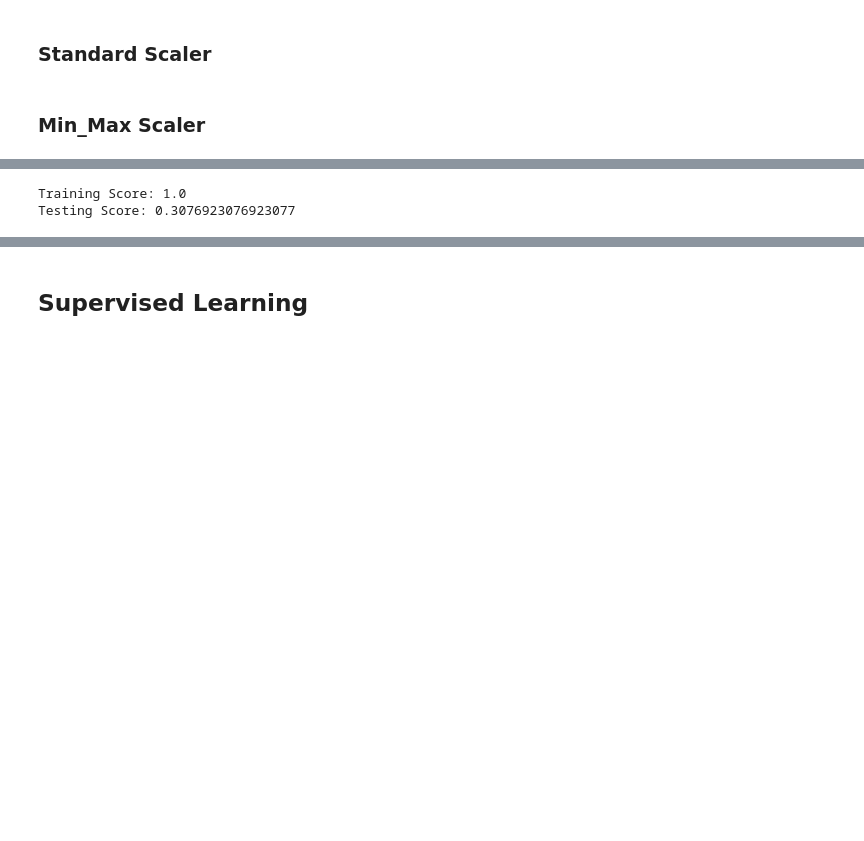
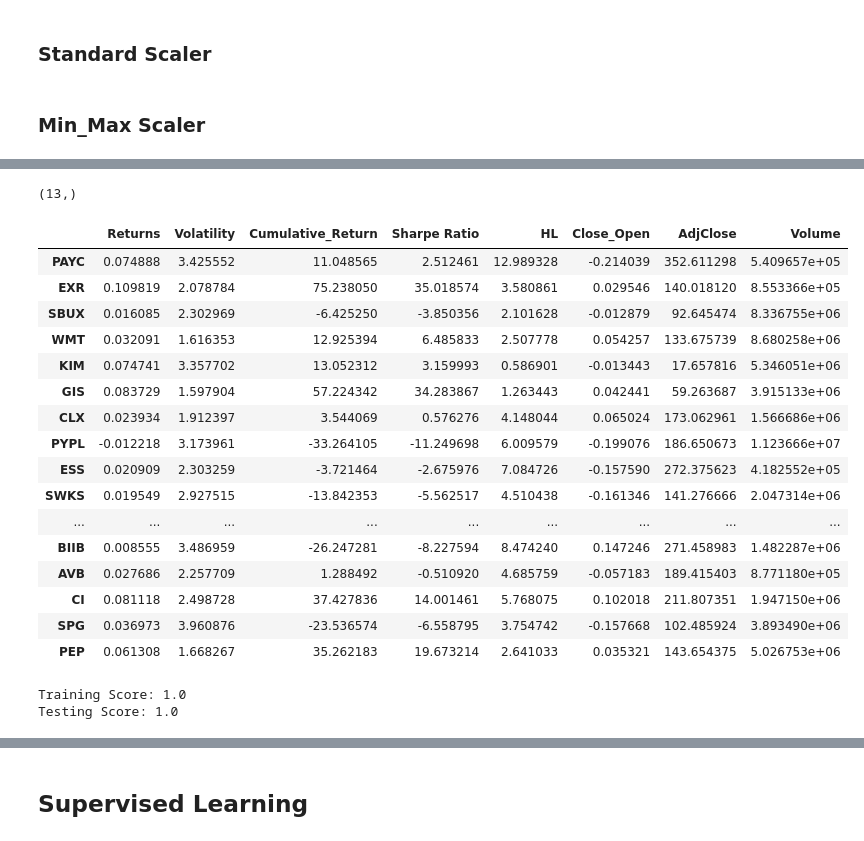
Before and after one commit to hothooper7/Stock_Market_Analysis, a Jupyter notebook: exploratory_codes/Stocks_ML_Supervised_Non-Supervised.ipynb, the cells around one changed output, grey strips where cells are left out. Saved outputs shown, nothing was run; the diff lists cells and outputs as text; code cells hidden in the pictures; blank space fills up the shorter version.

```diff
--- a/exploratory_codes/Stocks_ML_Supervised_Non-Supervised.ipynb
+++ b/exploratory_codes/Stocks_ML_Supervised_Non-Supervised.ipynb
@@ -369,16 +433,14 @@ Testing Score: 1.0
 # %%
 def train_test_set(data):
     from sklearn.model_selection import train_test_split
-    train[predictors], test[predictors], train['target'], test['target'] = train_test_split(data[predictors], data['target'], random_state=1)
-    return train[predictors], test[predictors], train['target'], test['target']
+    X_train, X_test, y_train, y_test = train_test_split(data[predictors], data['target'], random_state=1)
+    return X_train, X_test, y_train, y_test
 # %%
-def train_test_set(data):
-    from sklearn.model_selection import train_test_split
-    target=['target']
-    y = data[target]
-    train_test = data.drop(columns=["target"])
-    X_train, X_test, y_train, y_test =  train_test_split(train_test, y, random_state=1)
-    return X_train, X_test, y_train, y_test
+# def train_test_set(data, predictors):
+#     from sklearn.model_selection import train_test_split
+#     target=['target']
+#     X_train, X_test, y_train, y_test =  train_test_split(train_test, y, random_state=1)
+#     return X_train, X_test, y_train, y_test
 # %%
 # def scaling(train, test, method):
 #     XX
@@ -426,11 +505,36 @@ X_test_scaled = min_max_scaler(X_test, predictors)
+# %%
+y_test.shape
+# %% [output]
+(13,)
+# %%
+X_train
+# %% [output]
+|  | Returns | Volatility | Cumulative_Return | Sharpe Ratio | HL | Close_Open | AdjClose | Volume |
+| PAYC | 0.074888 | 3.425552 | 11.048565 | 2.512461 | 12.989328 | -0.214039 | 352.611298 | 5.409657e+05 |
+| EXR | 0.109819 | 2.078784 | 75.238050 | 35.018574 | 3.580861 | 0.029546 | 140.018120 | 8.553366e+05 |
+| SBUX | 0.016085 | 2.302969 | -6.425250 | -3.850356 | 2.101628 | -0.012879 | 92.645474 | 8.336755e+06 |
+| WMT | 0.032091 | 1.616353 | 12.925394 | 6.485833 | 2.507778 | 0.054257 | 133.675739 | 8.680258e+06 |
+| KIM | 0.074741 | 3.357702 | 13.052312 | 3.159993 | 0.586901 | -0.013443 | 17.657816 | 5.346051e+06 |
+| GIS | 0.083729 | 1.597904 | 57.224342 | 34.283867 | 1.263443 | 0.042441 | 59.263687 | 3.915133e+06 |
+| CLX | 0.023934 | 1.912397 | 3.544069 | 0.576276 | 4.148044 | 0.065024 | 173.062961 | 1.566686e+06 |
+| PYPL | -0.012218 | 3.173961 | -33.264105 | -11.249698 | 6.009579 | -0.199076 | 186.650673 | 1.123666e+07 |
+| ESS | 0.020909 | 2.303259 | -3.721464 | -2.675976 | 7.084726 | -0.157590 | 272.375623 | 4.182552e+05 |
+| SWKS | 0.019549 | 2.927515 | -13.842353 | -5.562517 | 4.510438 | -0.161346 | 141.276666 | 2.047314e+06 |
+| ... | ... | ... | ... | ... | ... | ... | ... | ... |
+| BIIB | 0.008555 | 3.486959 | -26.247281 | -8.227594 | 8.474240 | 0.147246 | 271.458983 | 1.482287e+06 |
+| AVB | 0.027686 | 2.257709 | 1.288492 | -0.510920 | 4.685759 | -0.057183 | 189.415403 | 8.771180e+05 |
+| CI | 0.081118 | 2.498728 | 37.427836 | 14.001461 | 5.768075 | 0.102018 | 211.807351 | 1.947150e+06 |
+| SPG | 0.036973 | 3.960876 | -23.536574 | -6.558795 | 3.754742 | -0.157668 | 102.485924 | 3.893490e+06 |
+| PEP | 0.061308 | 1.668267 | 35.262183 | 19.673214 | 2.641033 | 0.035321 | 143.654375 | 5.026753e+06 |
 # %%
 from sklearn.ensemble import RandomForestClassifier
-clf = RandomForestClassifier(random_state=1, n_estimators=100).fit(X_train_scaled, np.ravel(y_train))
-print(f'Training Score: {clf.score(X_train_scaled, np.ravel(y_train))}')
-print(f'Testing Score: {clf.score(X_test_scaled, np.ravel(y_test))}')
+clf = RandomForestClassifier(random_state=1, n_estimators=500).fit(X_train_scaled, y_train)
+print(f'Training Score: {clf.score(X_train_scaled, y_train)}')
+print(f'Testing Score: {clf.score(X_test_scaled, y_test)}')
+predict = clf.predict(X_test)
 # %% [output]
 Training Score: 1.0
-Testing Score: 0.3076923076923077
+Testing Score: 1.0
 # %%
 clf.predict(X_test_scaled)
 # %% [output]
```
Also changed, not shown: parts of 140 cells of this notebook.
